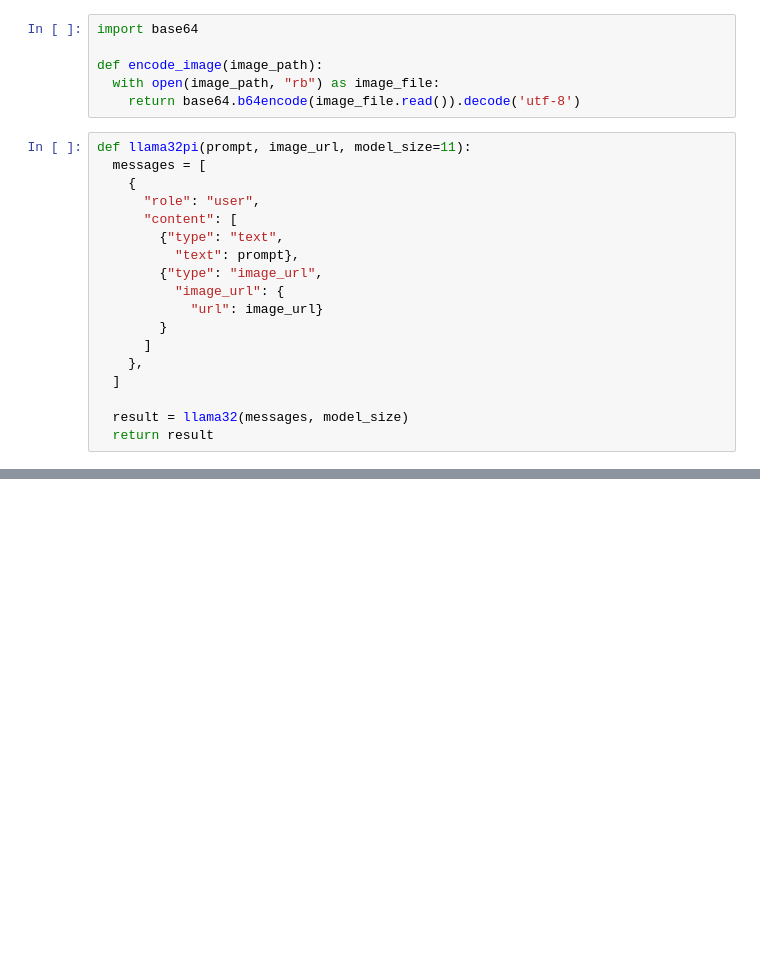
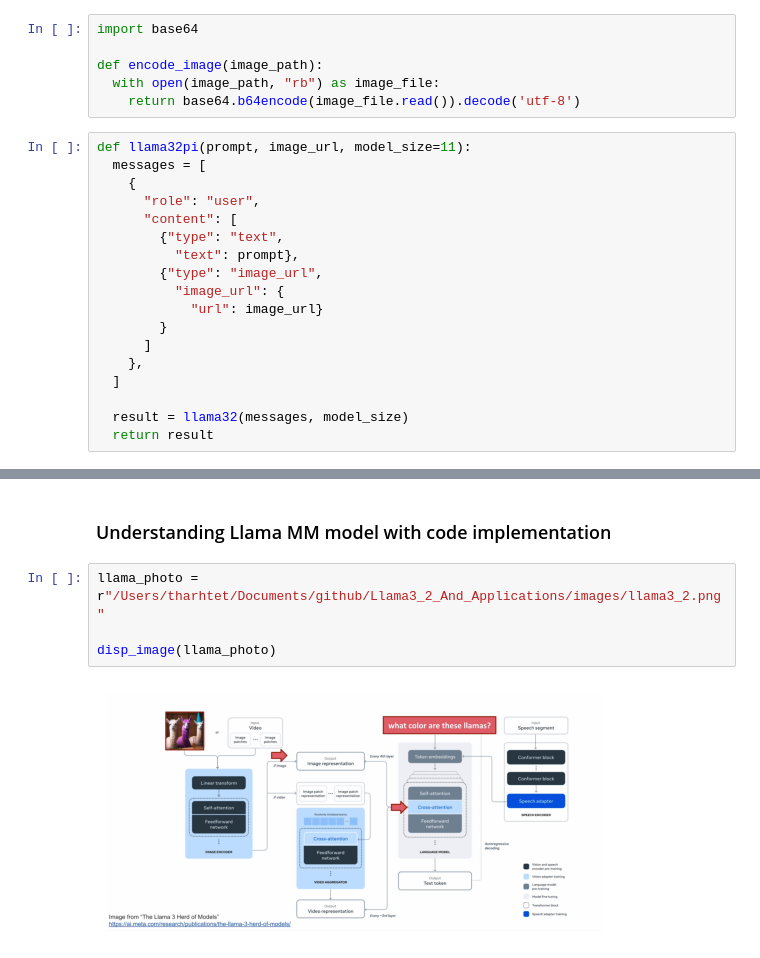
Before and after one commit to tharhtetsan/Llama3_2_And_Applications, a Jupyter notebook: test_notebooks/multimodal_use_case2.ipynb, the cells around one changed output, grey strips where cells are left out. Saved outputs shown, nothing was run; the diff lists cells and outputs as text; blank space fills up the shorter version.

```diff
--- a/test_notebooks/multimodal_use_case2.ipynb
+++ b/test_notebooks/multimodal_use_case2.ipynb
@@ -95,0 +72,8 @@ So, the total charge of all the receipts is 5,892.00 baht.
+# %% [markdown]
+### Understanding Llama MM model with code implementation
+# %%
+llama_photo = r"/Users/tharhtet/Documents/github/Llama3_2_And_Applications/images/llama3_2.png"
+
+disp_image(llama_photo)
+# %% [output]
+[figure, added]
```
Also changed, not shown: parts of 30 cells of this notebook.
